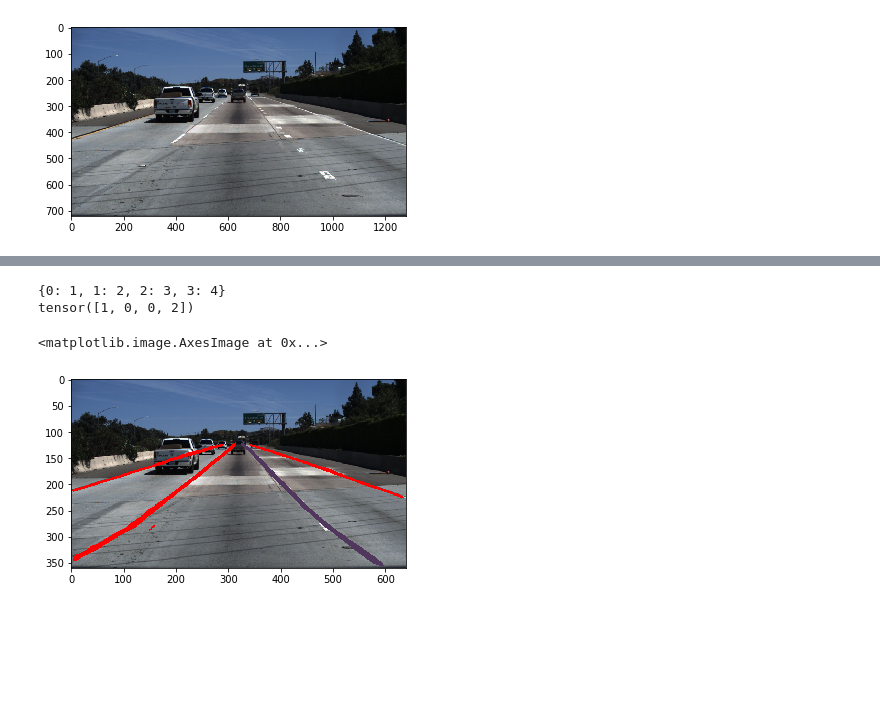
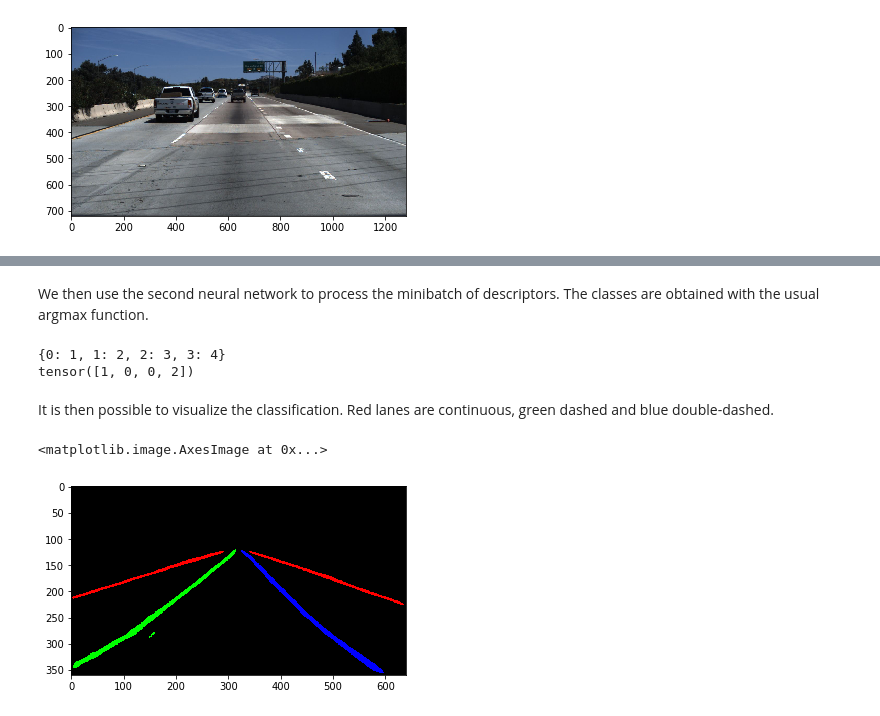
Before and after one commit to fabvio/Cascade-LD, a Jupyter notebook: main.ipynb, the cells around one changed output, grey strips where cells are left out. Saved outputs shown, nothing was run; the diff lists cells and outputs as text; code cells hidden in the pictures; blank space fills up the shorter version.

```diff
--- a/main.ipynb
+++ b/main.ipynb
@@ -160,3 +180,5 @@ for i in range(0, descriptors.size(0)):
+# %% [markdown]
+We then use the second neural network to process the minibatch of descriptors. The classes are obtained with the usual argmax function.
 # %%
 # Inference on descriptors
 classes = classification_network(descriptors).max(1)[1]
@@ -165,26 +187,24 @@ print(classes)
 # %% [output]
 {0: 1, 1: 2, 2: 3, 3: 4}
 tensor([1, 0, 0, 2])
+# %% [markdown]
+It is then possible to visualize the classification. Red lanes are continuous, green dashed and blue double-dashed.
 # %%
 # Class visualization
 out_classification_viz = np.zeros((HEIGHT, WIDTH, 3))
 
-for i, lane_index in enumerate(index_map):
+for i, lane_index in index_map.items():
     if classes[i] == 0: # Continuous
         color = (255, 0, 0)
     elif classes[i] == 1: # Dashed
         color = (0, 255, 0)
     elif classes[i] == 2: # Double-dashed
         color = (0, 0, 255)
     else:
         raise
-    out_classification_viz = color_lanes(
-        out_classification_viz, out_segmentation_np,
-        lane_index, color, HEIGHT, WIDTH)
+    out_classification_viz[out_segmentation_np == lane_index] = color
 
-im_class = blend(im, out_classification_viz)
-im_class.show()
-imshow(np.asarray(im_class))
+imshow(out_classification_viz.astype(np.uint8))
 # %% [output]
 <matplotlib.image.AxesImage at 0x...>
-[figure, old version]
+[figure, new version]
```
Also changed, not shown: parts of 11 cells of this notebook, 1 other file.
